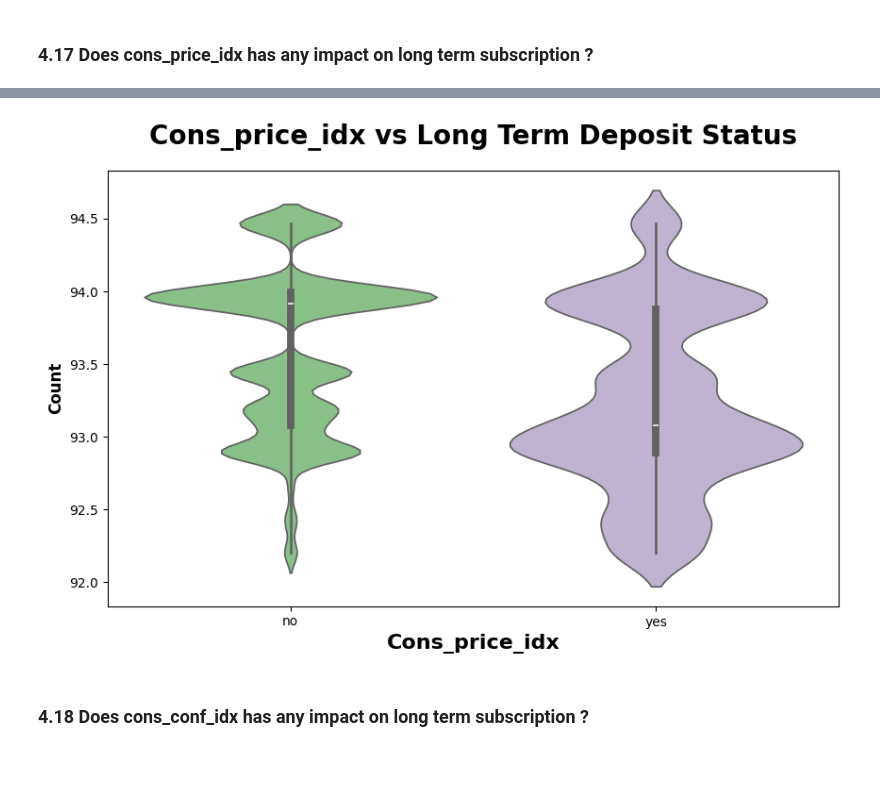
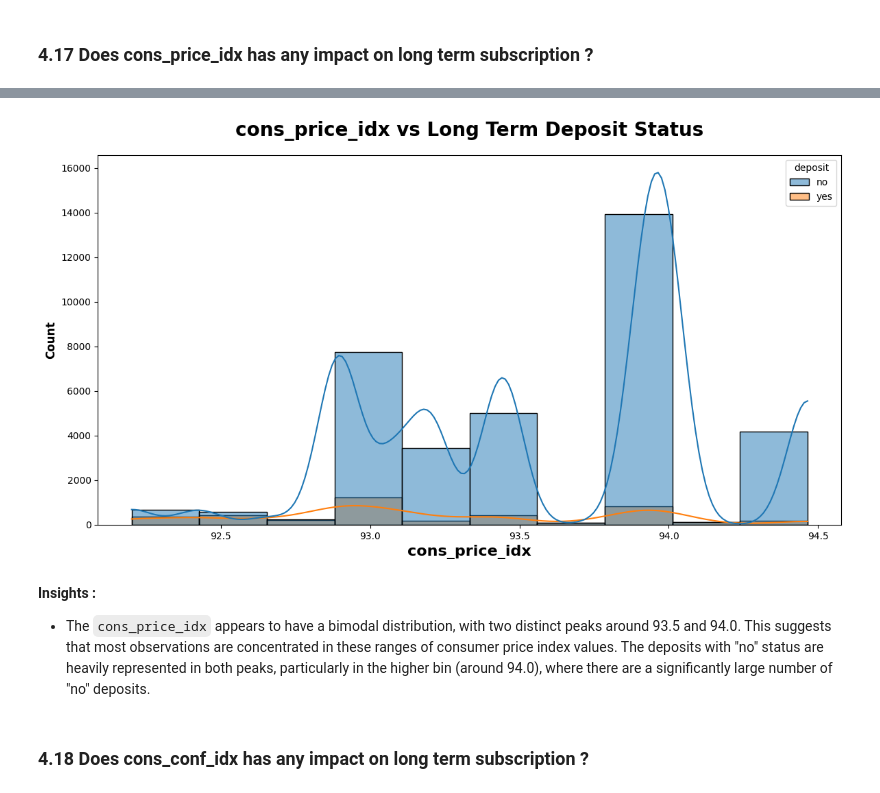
Before and after one commit to Pranavd8551/Long_term_deposit_prediction, a Jupyter notebook: notebook/1_EDA_US_visa.ipynb, the cells around one changed output, grey strips where cells are left out. Cells and saved outputs as stored; diff of their text form; code cells hidden in the pictures; blank space fills up the shorter version.

```diff
--- a/notebook/1_EDA_US_visa.ipynb
+++ b/notebook/1_EDA_US_visa.ipynb
@@ -1141,13 +1289,16 @@ plt.show()
 # %%
-plt.subplots(figsize=(10,6))
-sns.violinplot(x="deposit",y='cons_price_idx', data=df, palette="Accent")
-plt.title("Cons_price_idx vs Long Term Deposit Status", weight="bold",fontsize=20, pad=20)
+plt.subplots(figsize=(14,7))
+sns.histplot(x="cons_price_idx", hue="deposit", bins=10, data=df, kde=True)
+plt.title("cons_price_idx vs Long Term Deposit Status", weight="bold",fontsize=20, pad=20)
+plt.xlabel("cons_price_idx", weight="bold", fontsize=16)
 plt.ylabel("Count", weight="bold", fontsize=12)
-plt.xlabel("Cons_price_idx", weight="bold", fontsize=16)
-plt.ylim()
 plt.show()
 # %% [output]
-[figure, old version]
+[figure, new version]
+# %% [markdown]
+**Insights :**
+- The `cons_price_idx` appears to have a bimodal distribution, with two distinct peaks around 93.5 and 94.0. This suggests that most observations are concentrated in these ranges of consumer price index values.
+The deposits with "no" status are heavily represented in both peaks, particularly in the higher bin (around 94.0), where there are a significantly large number of "no" deposits.
 # %% [markdown]
 ### 4.18 Does cons_conf_idx has any impact on long term subscription ?
 # %%
```
Also changed, not shown: parts of 104 cells of this notebook.
